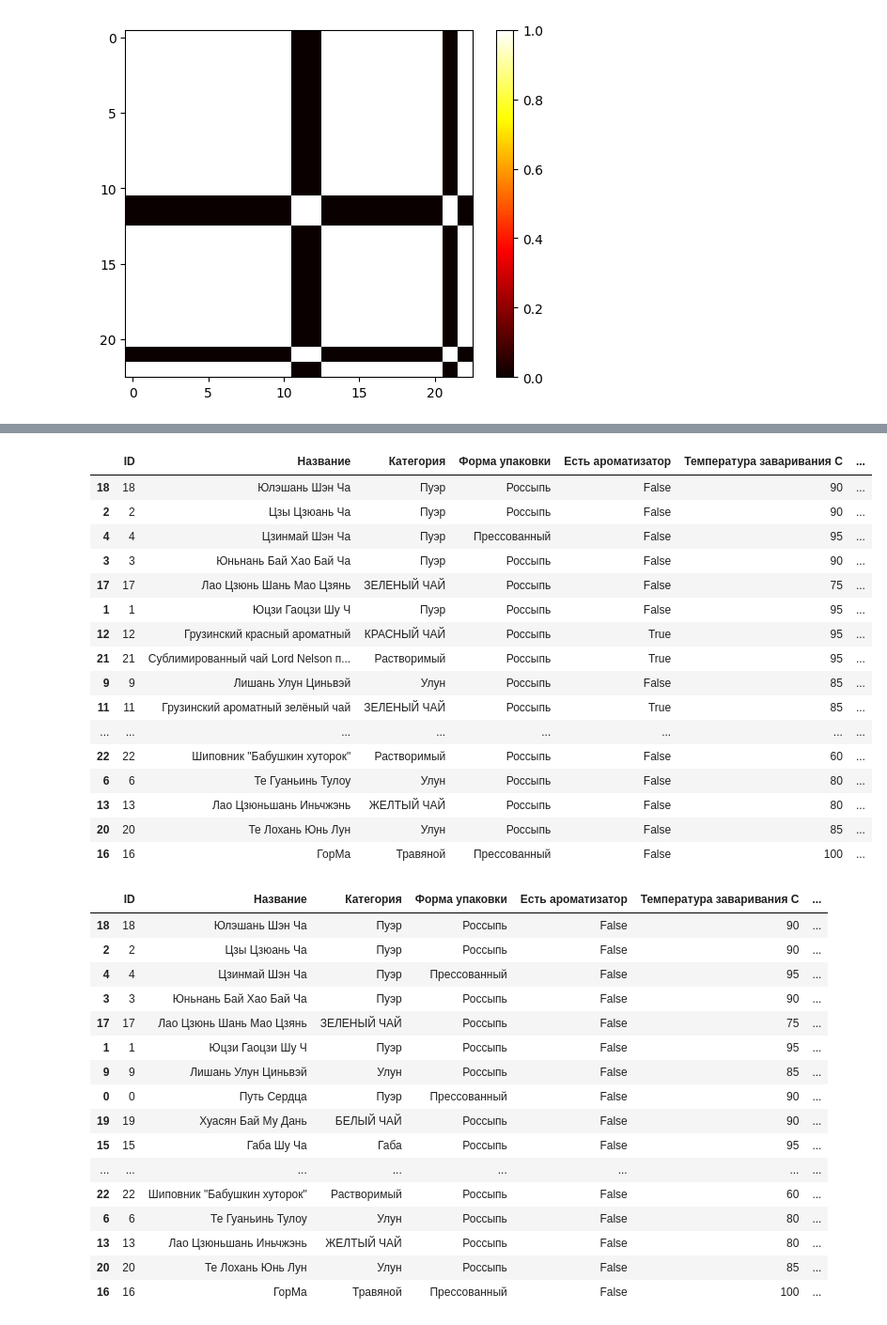
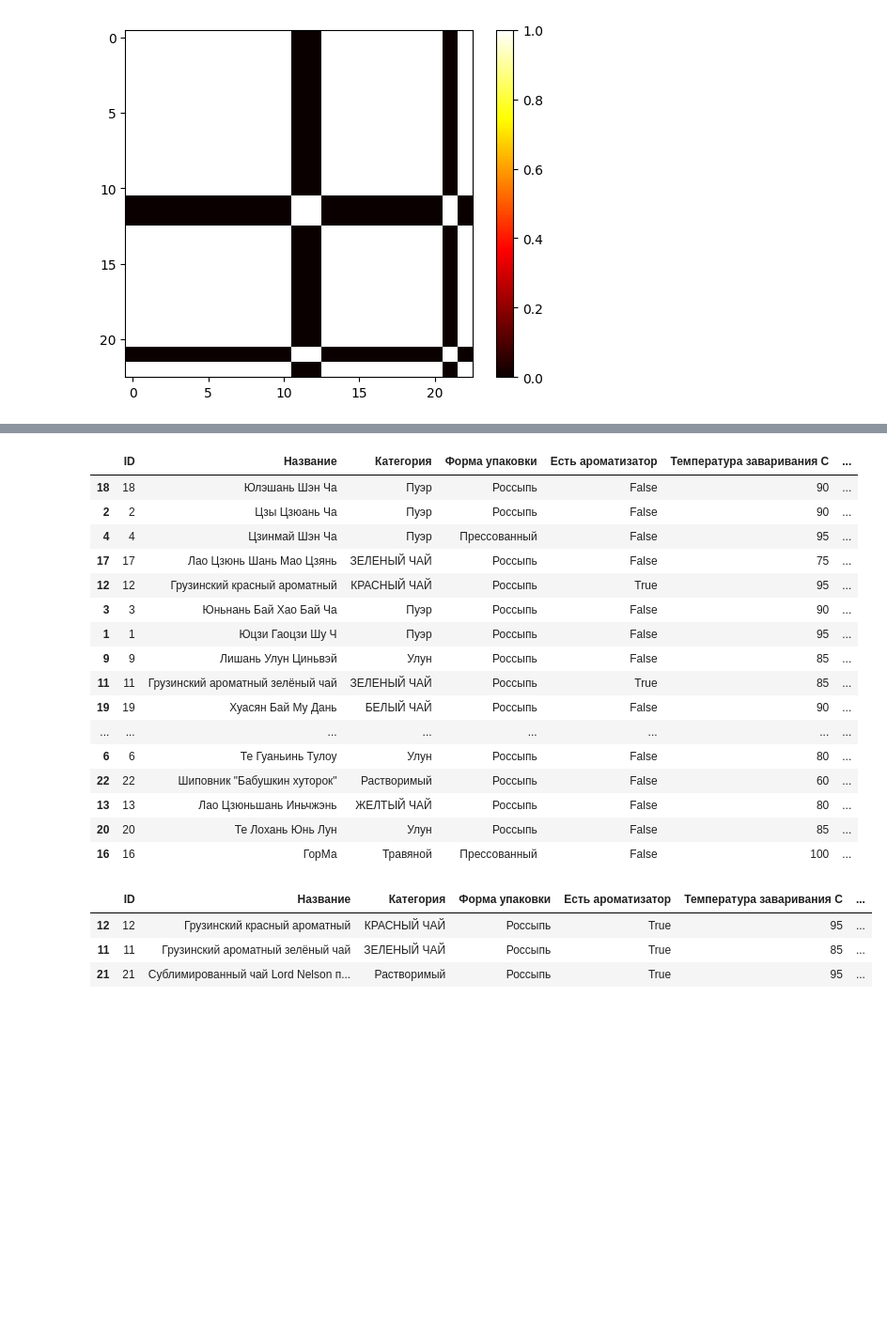
Before and after one commit to DeltaHeavyVIP/SII, a Jupyter notebook: recomended.ipynb, the cells around one changed output, grey strips where cells are left out. Shown at 94% size. Cells and saved outputs as stored; diff of their text form; code cells hidden in the pictures; blank space fills up the shorter version.

```diff
--- a/recomended.ipynb
+++ b/recomended.ipynb
@@ -101,0 +109,15 @@ kat_matr = [
+# %%
+cats = {
+    'root': catRoot,
+    'Растворимый': catSublim,
+    'Заварной': catCustard,
+    'Травяной': catHerbal,
+    'Чайный': catTea,
+    'ЗЕЛЕНЫЙ ЧАЙ': catGreen,
+    'БЕЛЫЙ ЧАЙ': catWhite,
+    'ЖЕЛТЫЙ ЧАЙ': catYellow,
+    'КРАСНЫЙ ЧАЙ': catRed,
+    'Улун': catOolong,
+    'Пуэр': catPuer,
+    'Габа': catGaba,
+}
@@ -104,7 +150,7 @@ objects = np.array(df['Категория'])
 matrix_elem_kat = np.zeros((objects.shape[0], objects.shape[0]))
 for i in range(objects.shape[0]):
     for j in range(objects.shape[0]):
-        matrix_elem_kat[i, j] = kat_matr[kat_dict[objects[i]]][kat_dict[objects[j]]]
+        matrix_elem_kat[i, j] = metricTree(objects[i],objects[j])
 # %%
 # Построение матрицы с цветовыми значениями
 plt.imshow(matrix_elem_kat, cmap='hot', interpolation='nearest')
@@ -182,5 +228,5 @@ plt.show()
 # %%
-def get_recommendations_by_likes(items, data=df):
+def get_recommendations_by_likes(items, data):
     # Разбиваем входную строку на отдельные наименования
     titles = items.split(', ')
     num_objects = len(titles)
@@ -191,11 +237,14 @@ def get_recommendations_by_likes(items, data=df):
     # переменная для хранения общей близости
     total_similarity = 0.0
 
-    for title in titles:
-        # Получение индекса чая
-        idx = indices[title]
-        # Расчет близости для одного объекта и добавление в общую
-        total_similarity = total_similarity + recomender_matrix[idx]
+    try:
+        for title in titles:
+            # Получение индекса чая
+            idx = indices[title]
+            # Расчет близости для одного объекта и добавление в общую
+            total_similarity = total_similarity + recomender_matrix[idx]
+    except:
+        return data
 
     # Расчет среднего значения близости
     average_similarity = total_similarity / num_objects
@@ -207,15 +256,15 @@ def get_recommendations_by_likes(items, data=df):
     sim_scores = sorted(sim_scores, key=lambda x: x[1], reverse=False)
 
     # Получение индексов наиболее похожего чая
-    chocolate_indices = [i[0] for i in sim_scores]
+    chai_indices = [i[0] for i in sim_scores]
     for title in titles:
         idx = indices[title]
-        chocolate_indices.remove(idx)
+        chai_indices.remove(idx)
 
     # Фильтруем индексы
     indices_from_filtered_df = (pd.Series(data.index, index=data['Название']).drop_duplicates()).tolist()
     indices_after_filter = []
-    for index in chocolate_indices:
+    for index in chai_indices:
         if index in indices_from_filtered_df:
             indices_after_filter.append(index)
 
@@ -224,23 +273,23 @@ def get_recommendations_by_likes(items, data=df):
 # %%
 # рекомендация по лайкам
 #item = input("Введите название понравившегося чая:")
-recommendations = get_recommendations_by_likes('Шайцинь Юцзи Шэн')
+recommendations = get_recommendations_by_likes('Шайцинь Юцзи Шэн',df)
 recommendations
 # %% [output]
 |  | ID | Название | Категория | Форма упаковки | Есть ароматизатор | Температура заваривания C | ... |
 | 18 | 18 | Юлэшань Шэн Ча | Пуэр | Россыпь | False | 90 | ... |
 | 2 | 2 | Цзы Цзюань Ча | Пуэр | Россыпь | False | 90 | ... |
 | 4 | 4 | Цзинмай Шэн Ча | Пуэр | Прессованный | False | 95 | ... |
+| 17 | 17 | Лао Цзюнь Шань Мао Цзянь | ЗЕЛЕНЫЙ ЧАЙ | Россыпь | False | 75 | ... |
+| 12 | 12 | Грузинский красный ароматный | КРАСНЫЙ ЧАЙ | Россыпь | True | 95 | ... |
 | 3 | 3 | Юньнань Бай Хао Бай Ча | Пуэр | Россыпь | False | 90 | ... |
-| 17 | 17 | Лао Цзюнь Шань Мао Цзянь | ЗЕЛЕНЫЙ ЧАЙ | Россыпь | False | 75 | ... |
 | 1 | 1 | Юцзи Гаоцзи Шу Ч | Пуэр | Россыпь | False | 95 | ... |
-| 12 | 12 | Грузинский красный ароматный | КРАСНЫЙ ЧАЙ | Россыпь | True | 95 | ... |
-| 21 | 21 | Сублимированный чай Lord Nelson п... | Растворимый | Россыпь | True | 95 | ... |
 | 9 | 9 | Лишань Улун Циньвэй | Улун | Россыпь | False | 85 | ... |
 | 11 | 11 | Грузинский ароматный зелёный чай | ЗЕЛЕНЫЙ ЧАЙ | Россыпь | True | 85 | ... |
+| 19 | 19 | Хуасян Бай Му Дань | БЕЛЫЙ ЧАЙ | Россыпь | False | 90 | ... |
 | ... | ... | ... | ... | ... | ... | ... | ... |
+| 6 | 6 | Те Гуаньинь Тулоу | Улун | Россыпь | False | 80 | ... |
 | 22 | 22 | Шиповник "Бабушкин хуторок" | Растворимый | Россыпь | False | 60 | ... |
-| 6 | 6 | Те Гуаньинь Тулоу | Улун | Россыпь | False | 80 | ... |
 | 13 | 13 | Лао Цзюньшань Иньчжэнь | ЖЕЛТЫЙ ЧАЙ | Россыпь | False | 80 | ... |
 | 20 | 20 | Те Лохань Юнь Лун | Улун | Россыпь | False | 85 | ... |
 | 16 | 16 | ГорМа | Травяной | Прессованный | False | 100 | ... |
@@ -284,23 +333,10 @@ def do_fliter(recomendation, name=None, category=None, form=None, is_arom=None,
 
     return recomendation
 # %%
-result = do_fliter(recommendations, name='а', is_arom=False, temp=[0, 100])
+result = do_fliter(recommendations,name='а', is_arom=True, temp=[0, 100])
 result
 # %% [output]
 |  | ID | Название | Категория | Форма упаковки | Есть ароматизатор | Температура заваривания C | ... |
-| 18 | 18 | Юлэшань Шэн Ча | Пуэр | Россыпь | False | 90 | ... |
-| 2 | 2 | Цзы Цзюань Ча | Пуэр | Россыпь | False | 90 | ... |
-| 4 | 4 | Цзинмай Шэн Ча | Пуэр | Прессованный | False | 95 | ... |
-| 3 | 3 | Юньнань Бай Хао Бай Ча | Пуэр | Россыпь | False | 90 | ... |
-| 17 | 17 | Лао Цзюнь Шань Мао Цзянь | ЗЕЛЕНЫЙ ЧАЙ | Россыпь | False | 75 | ... |
-| 1 | 1 | Юцзи Гаоцзи Шу Ч | Пуэр | Россыпь | False | 95 | ... |
-| 9 | 9 | Лишань Улун Циньвэй | Улун | Россыпь | False | 85 | ... |
-| 0 | 0 | Путь Сердца | Пуэр | Прессованный | False | 90 | ... |
-| 19 | 19 | Хуасян Бай Му Дань | БЕЛЫЙ ЧАЙ | Россыпь | False | 90 | ... |
-| 15 | 15 | Габа Шу Ча | Габа | Россыпь | False | 95 | ... |
-| ... | ... | ... | ... | ... | ... | ... | ... |
-| 22 | 22 | Шиповник "Бабушкин хуторок" | Растворимый | Россыпь | False | 60 | ... |
-| 6 | 6 | Те Гуаньинь Тулоу | Улун | Россыпь | False | 80 | ... |
-| 13 | 13 | Лао Цзюньшань Иньчжэнь | ЖЕЛТЫЙ ЧАЙ | Россыпь | False | 80 | ... |
-| 20 | 20 | Те Лохань Юнь Лун | Улун | Россыпь | False | 85 | ... |
-| 16 | 16 | ГорМа | Травяной | Прессованный | False | 100 | ... |
+| 12 | 12 | Грузинский красный ароматный | КРАСНЫЙ ЧАЙ | Россыпь | True | 95 | ... |
+| 11 | 11 | Грузинский ароматный зелёный чай | ЗЕЛЕНЫЙ ЧАЙ | Россыпь | True | 85 | ... |
+| 21 | 21 | Сублимированный чай Lord Nelson п... | Растворимый | Россыпь | True | 95 | ... |
```
Also changed, not shown: parts of 7 cells of this notebook, 1 other file.
